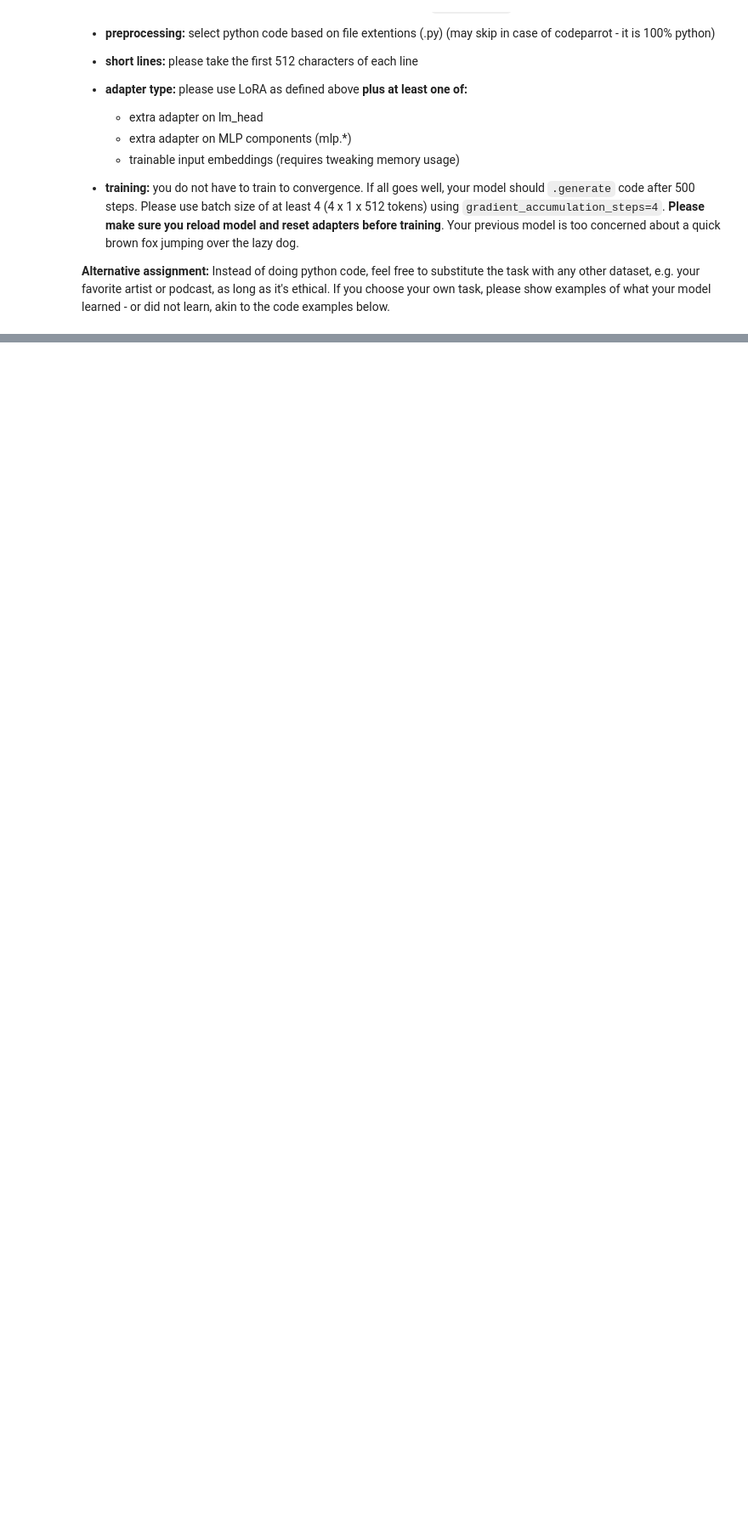
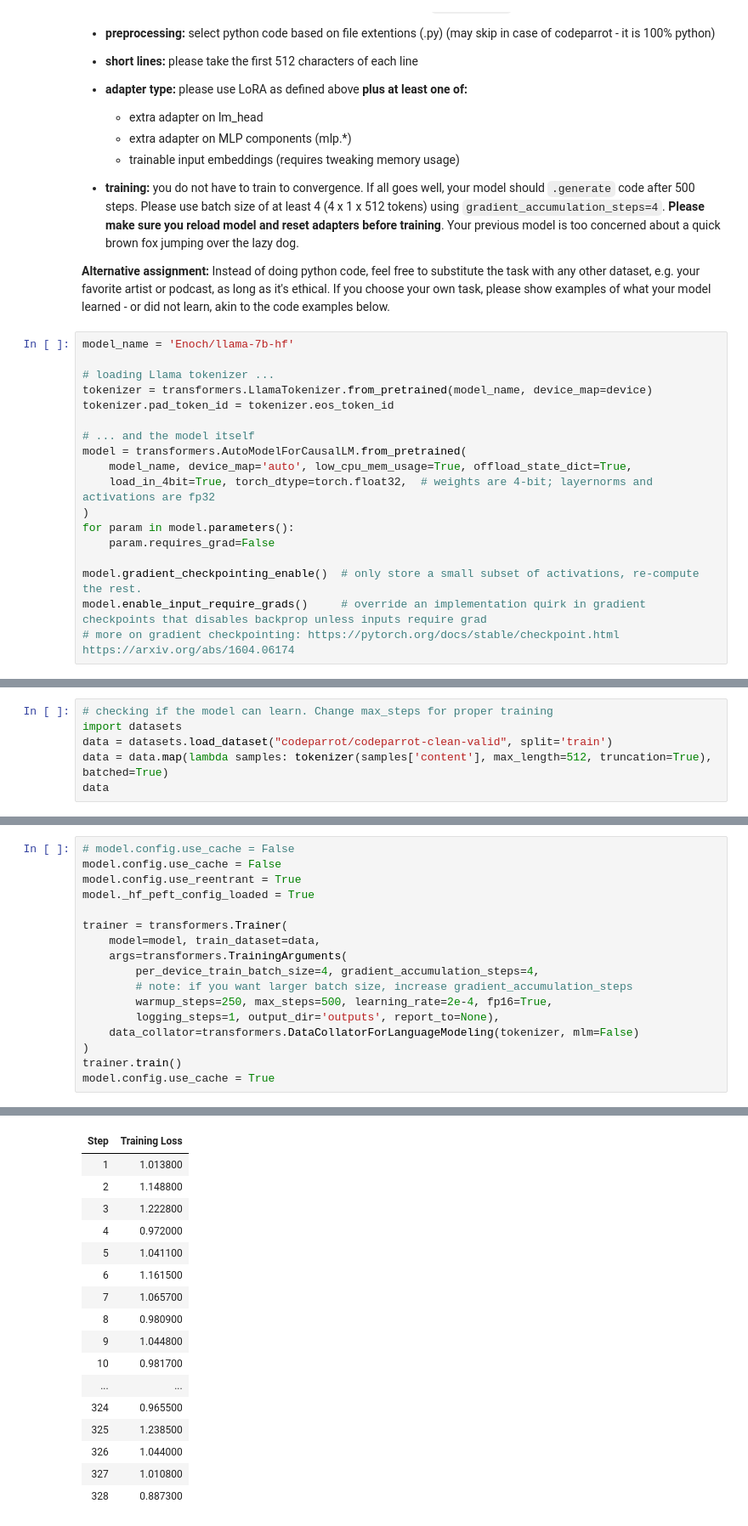
Before and after one commit to Kumokage/Practical_DL, a Jupyter notebook: week08_llm/practice.ipynb, the cells around one changed output, grey strips where cells are left out. Shown at 85% size. Saved outputs shown, nothing was run; the diff lists cells and outputs as text; blank space fills up the shorter version.

```diff
--- a/week08_llm/practice.ipynb
+++ b/week08_llm/practice.ipynb
@@ -409,3 +415,21 @@ Your task is to fine-tune the model to _generate python code_. Please use the ab
 
 
 __Alternative assignment:__ Instead of doing python code, feel free to substitute the task with any other dataset, e.g. your favorite artist or podcast, as long as it's ethical. If you choose your own task, please show examples of what your model learned - or did not learn, akin to the code examples below.
+# %%
+model_name = 'Enoch/llama-7b-hf'
+
+# loading Llama tokenizer ...
+tokenizer = transformers.LlamaTokenizer.from_pretrained(model_name, device_map=device)
+tokenizer.pad_token_id = tokenizer.eos_token_id
+
+# ... and the model itself
+model = transformers.AutoModelForCausalLM.from_pretrained(
+    model_name, device_map='auto', low_cpu_mem_usage=True, offload_state_dict=True,
+    load_in_4bit=True, torch_dtype=torch.float32,  # weights are 4-bit; layernorms and activations are fp32
+)
+for param in model.parameters():
+    param.requires_grad=False
+
+model.gradient_checkpointing_enable()  # only store a small subset of activations, re-compute the rest.
+model.enable_input_require_grads()     # override an implementation quirk in gradient checkpoints that disables backprop unless inputs require grad
+# more on gradient checkpointing: https://pytorch.org/docs/stable/checkpoint.html https://arxiv.org/abs/1604.06174
@@ -411,0 +455,6 @@ __Alternative assignment:__ Instead of doing python code, feel free to substitut
+# %%
+# checking if the model can learn. Change max_steps for proper training
+import datasets
+data = datasets.load_dataset("codeparrot/codeparrot-clean-valid", split='train')
+data = data.map(lambda samples: tokenizer(samples['content'], max_length=512, truncation=True), batched=True)
+data
@@ -418,3 +486,21 @@ prompts =  ['', 'import', 'from', 'while', 'try', 'if', 'for', 'torch']  # feel
 # after the training concludes, please show examples of text generated by your model. It is expected to look like Python code fragments
 # print the generation examples nicely (suggestion: use pandas or HTML) for easier comparison
 # note: your LoRA-enhanced model can run generation the same way as the non-trained model (above)
+# %%
+# model.config.use_cache = False
+model.config.use_cache = False
+model.config.use_reentrant = True
+model._hf_peft_config_loaded = True
+
+trainer = transformers.Trainer(
+    model=model, train_dataset=data,
+    args=transformers.TrainingArguments(
+        per_device_train_batch_size=4, gradient_accumulation_steps=4,
+        # note: if you want larger batch size, increase gradient_accumulation_steps
+        warmup_steps=250, max_steps=500, learning_rate=2e-4, fp16=True,
+        logging_steps=1, output_dir='outputs', report_to=None),
+    data_collator=transformers.DataCollatorForLanguageModeling(tokenizer, mlm=False)
+)
+trainer.train()
+model.config.use_cache = True
+# %% [output]
@@ -420,0 +508,17 @@ prompts =  ['', 'import', 'from', 'while', 'try', 'if', 'for', 'torch']  # feel
+| Step | Training Loss |
+| 1 | 1.013800 |
+| 2 | 1.148800 |
+| 3 | 1.222800 |
+| 4 | 0.972000 |
+| 5 | 1.041100 |
+| 6 | 1.161500 |
+| 7 | 1.065700 |
+| 8 | 0.980900 |
+| 9 | 1.044800 |
+| 10 | 0.981700 |
+| ... | ... |
+| 324 | 0.965500 |
+| 325 | 1.238500 |
+| 326 | 1.044000 |
+| 327 | 1.010800 |
+| 328 | 0.887300 |
```
Also changed, not shown: parts of 17 cells of this notebook.
